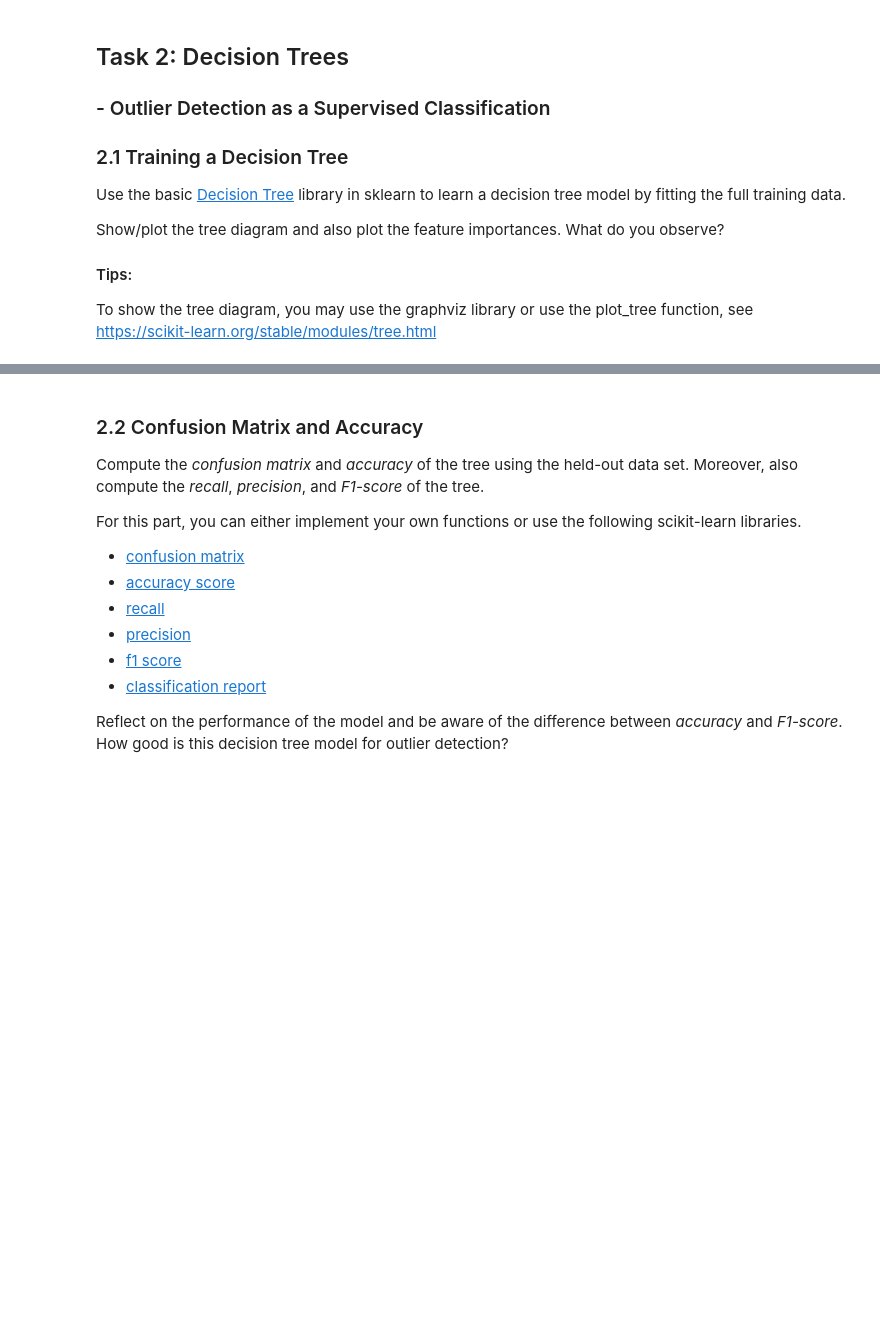
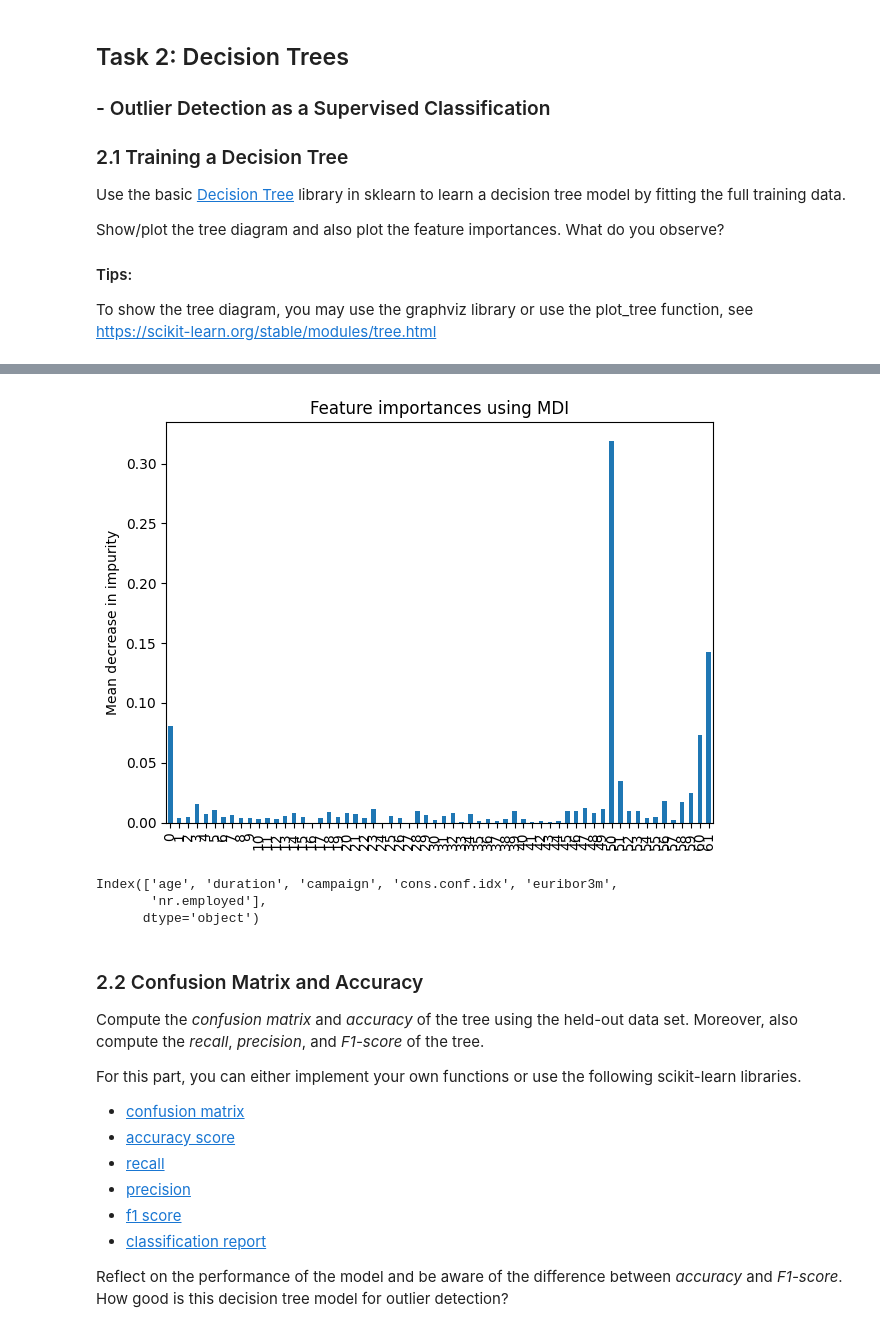
Before and after one commit to MacSuperior/APML, a Jupyter notebook: Assignment-1.ipynb, the cells around one changed output, grey strips where cells are left out. Cells and saved outputs as stored; diff of their text form; code cells hidden in the pictures; blank space fills up the shorter version.

```diff
--- a/Assignment-1.ipynb
+++ b/Assignment-1.ipynb
@@ -150,3 +227,22 @@ cl.fit(...)
+# %%
+# TODO: plot the feature importances
+importances = cl.feature_importances_
+feature_names = [i for i in range(X.shape[1])]
+tree_importances = pd.Series(importances, index=feature_names)
+
+fig, ax = plt.subplots()
+tree_importances.plot.bar(ax=ax)
+ax.set_title("Feature importances using MDI")
+ax.set_ylabel("Mean decrease in impurity")
+fig.tight_layout()
+# %% [output]
+[figure, added]
+# %%
+X.columns[[0, 50, 51, 59, 60, 61]]
+# %% [output]
+Index(['age', 'duration', 'campaign', 'cons.conf.idx', 'euribor3m',
+       'nr.employed'],
+      dtype='object')
 # %% [markdown]
 ### 2.2 Confusion Matrix and Accuracy
 
```
Also changed, not shown: parts of 16 cells of this notebook.
